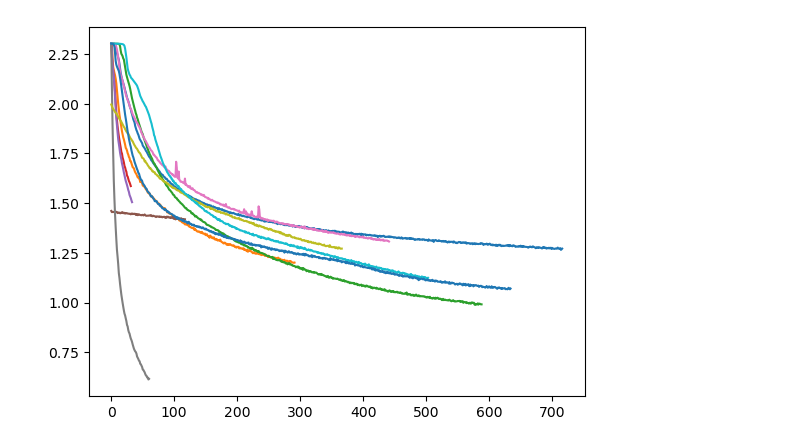
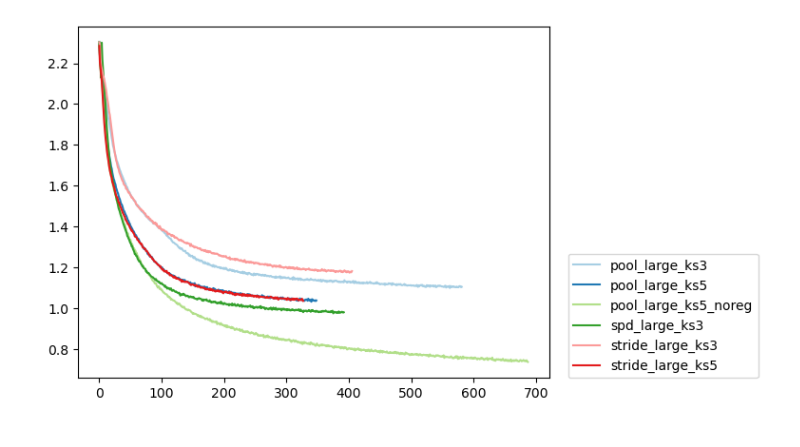
Before and after one commit to fabioseel/receptive-fields, a Jupyter notebook: src/monitor_training.ipynb, the cells around one changed output. Drawn from its saved outputs; the diff is of its cells as text; code cells hidden in the pictures.

```diff
--- a/src/monitor_training.ipynb
+++ b/src/monitor_training.ipynb
@@ -10,4 +13,6 @@ train2 = "../models/bg_transform/mod3_retinal_scale0.5-3"
 log1 = load_log(osp.join(osp.split(train1)[0],"logs",osp.split(train1)[1]+".yaml"))
 log2 = load_log(osp.join(osp.split(train2)[0],"logs",osp.split(train2)[1]+".yaml"))
 # %%
-all_log_files = find_files_in_folder("../models/bg_transform/logs", ".yaml")
+all_log_files = find_files_in_folder("../models/areadne_submission/logs", ".yaml")
+# %%
+all_log_files=np.array(all_log_files)[np.array(["_ks3" in f or "ks5" in f for f in all_log_files])]
@@ -15,8 +25,14 @@ all_log_files = find_files_in_folder("../models/bg_transform/logs", ".yaml")
 logs = [load_log(f) for f in all_log_files]
 # %%
 for log in logs:
-    plt.plot(log["train_loss"])
-plt.legend([osp.split(model_path)[1] for model_path in all_log_files], loc=(1.04, 0))
+    plt.plot(log["train_loss"])#, c="grey")
+# plt.plot(log1["train_loss"], c=(0.1,0.1,0.8))
+# plt.plot(log2["train_loss"], c=(0.1,0.8,0.1))
+legend = [osp.split(model_path)[1][:-5] for model_path in all_log_files]
+# legend.append(osp.split(train1)[1])
+# legend.append(osp.split(train2)[1])
+# plt.ylim(0.7,2.5)
+plt.legend(legend, loc=(1.04, 0))
 plt.show()
 # %% [output]
-[figure, old version]
+[figure, new version]
```
Also changed, not shown: parts of 7 cells of this notebook, 4 other files.
